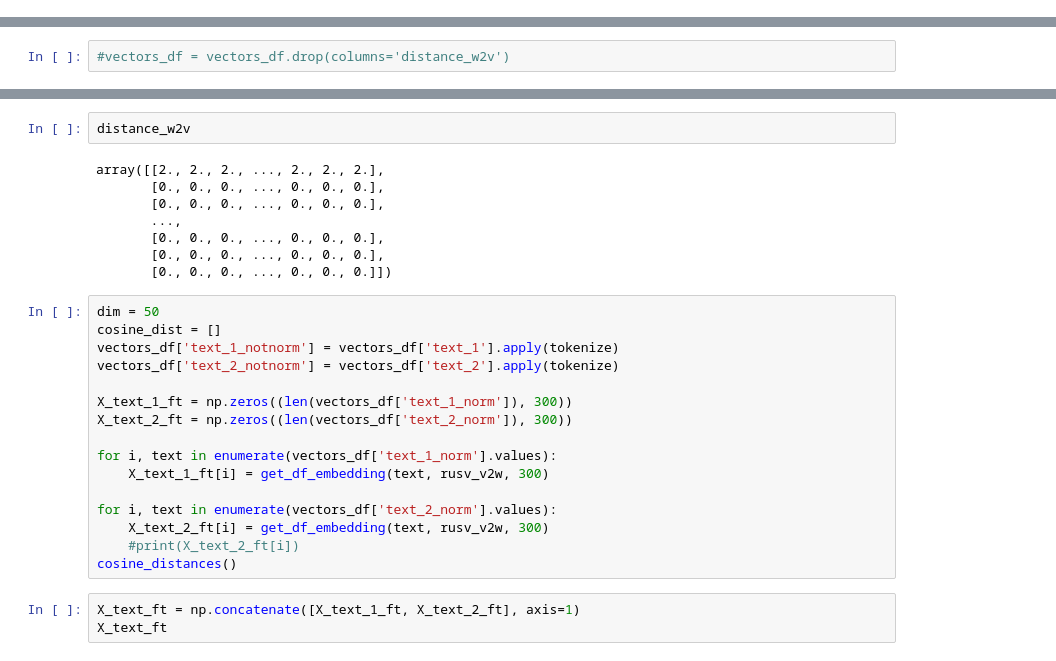
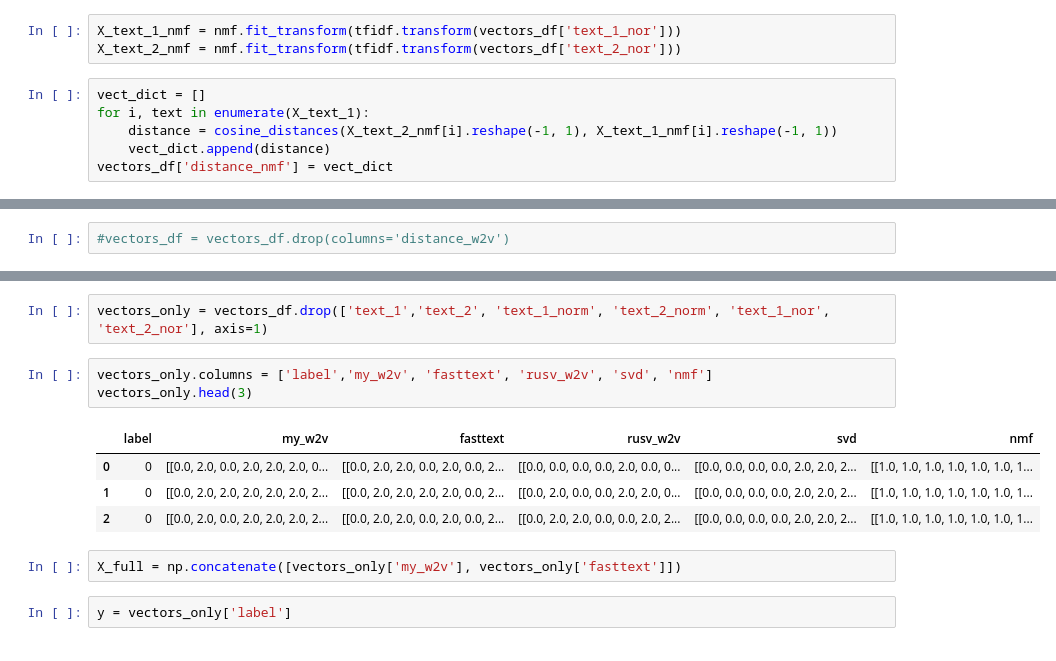
Before and after one commit to DmitryKutsev/hse_compling_homework, a Jupyter notebook: hw6.ipynb, the cells around one changed output, grey strips where cells are left out. Saved outputs shown, nothing was run; the diff lists cells and outputs as text.

```diff
--- a/hw6.ipynb
+++ b/hw6.ipynb
@@ -495,0 +510,9 @@ vectors_df['distance_svd'] = vect_dict
+# %%
+X_text_1_nmf = nmf.fit_transform(tfidf.transform(vectors_df['text_1_nor']))
+X_text_2_nmf = nmf.fit_transform(tfidf.transform(vectors_df['text_2_nor']))
+# %%
+vect_dict = []
+for i, text in enumerate(X_text_1):
+    distance = cosine_distances(X_text_2_nmf[i].reshape(-1, 1), X_text_1_nmf[i].reshape(-1, 1))
+    vect_dict.append(distance)
+vectors_df['distance_nmf'] = vect_dict
@@ -611,29 +567,14 @@ Streaming output truncated to the last 5000 lines.
-# %%
-distance_w2v
-# %% [output]
-array([[2., 2., 2., ..., 2., 2., 2.],
-       [0., 0., 0., ..., 0., 0., 0.],
-       [0., 0., 0., ..., 0., 0., 0.],
-       ...,
-       [0., 0., 0., ..., 0., 0., 0.],
-       [0., 0., 0., ..., 0., 0., 0.],
-       [0., 0., 0., ..., 0., 0., 0.]])
-# %%
-dim = 50
-cosine_dist = []
-vectors_df['text_1_notnorm'] = vectors_df['text_1'].apply(tokenize)
-vectors_df['text_2_notnorm'] = vectors_df['text_2'].apply(tokenize)
-
-X_text_1_ft = np.zeros((len(vectors_df['text_1_norm']), 300))
-X_text_2_ft = np.zeros((len(vectors_df['text_2_norm']), 300))
-
-for i, text in enumerate(vectors_df['text_1_norm'].values):
-    X_text_1_ft[i] = get_df_embedding(text, rusv_v2w, 300)
-
-for i, text in enumerate(vectors_df['text_2_norm'].values):
-    X_text_2_ft[i] = get_df_embedding(text, rusv_v2w, 300)
-    #print(X_text_2_ft[i])
-cosine_distances()
-# %%
-X_text_ft = np.concatenate([X_text_1_ft, X_text_2_ft], axis=1)
-X_text_ft
+# %%
+vectors_only = vectors_df.drop(['text_1','text_2', 'text_1_norm', 'text_2_norm', 'text_1_nor', 'text_2_nor'], axis=1)
+# %%
+vectors_only.columns = ['label','my_w2v', 'fasttext', 'rusv_w2v', 'svd', 'nmf']
+vectors_only.head(3)
+# %% [output]
+|  | label | my_w2v | fasttext | rusv_w2v | svd | nmf |
+| 0 | 0 | [[0.0, 2.0, 0.0, 2.0, 2.0, 2.0, 0... | [[0.0, 2.0, 2.0, 0.0, 2.0, 0.0, 2... | [[0.0, 0.0, 0.0, 0.0, 2.0, 0.0, 0... | [[0.0, 0.0, 0.0, 0.0, 2.0, 2.0, 2... | [[1.0, 1.0, 1.0, 1.0, 1.0, 1.0, 1... |
+| 1 | 0 | [[0.0, 2.0, 2.0, 2.0, 2.0, 2.0, 2... | [[0.0, 2.0, 2.0, 2.0, 2.0, 0.0, 2... | [[0.0, 2.0, 0.0, 0.0, 2.0, 2.0, 0... | [[0.0, 0.0, 0.0, 0.0, 2.0, 2.0, 2... | [[1.0, 1.0, 1.0, 1.0, 1.0, 1.0, 1... |
+| 2 | 0 | [[0.0, 2.0, 0.0, 2.0, 2.0, 2.0, 2... | [[0.0, 2.0, 2.0, 0.0, 2.0, 0.0, 2... | [[0.0, 2.0, 2.0, 0.0, 0.0, 2.0, 2... | [[0.0, 0.0, 0.0, 0.0, 2.0, 2.0, 2... | [[1.0, 1.0, 1.0, 1.0, 1.0, 1.0, 1... |
+# %%
+X_full = np.concatenate([vectors_only['my_w2v'], vectors_only['fasttext']])
+# %%
+y = vectors_only['label']
```
Also changed, not shown: parts of 12 cells of this notebook.
